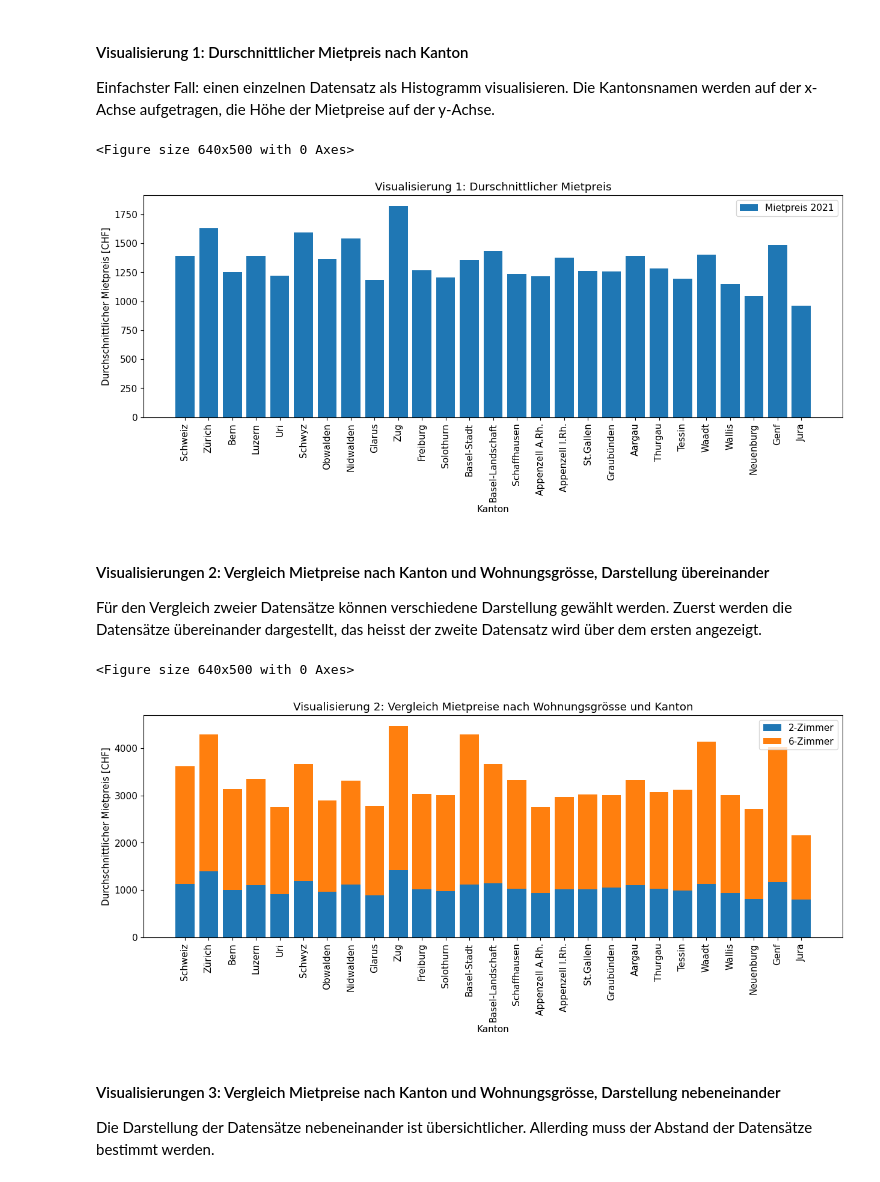
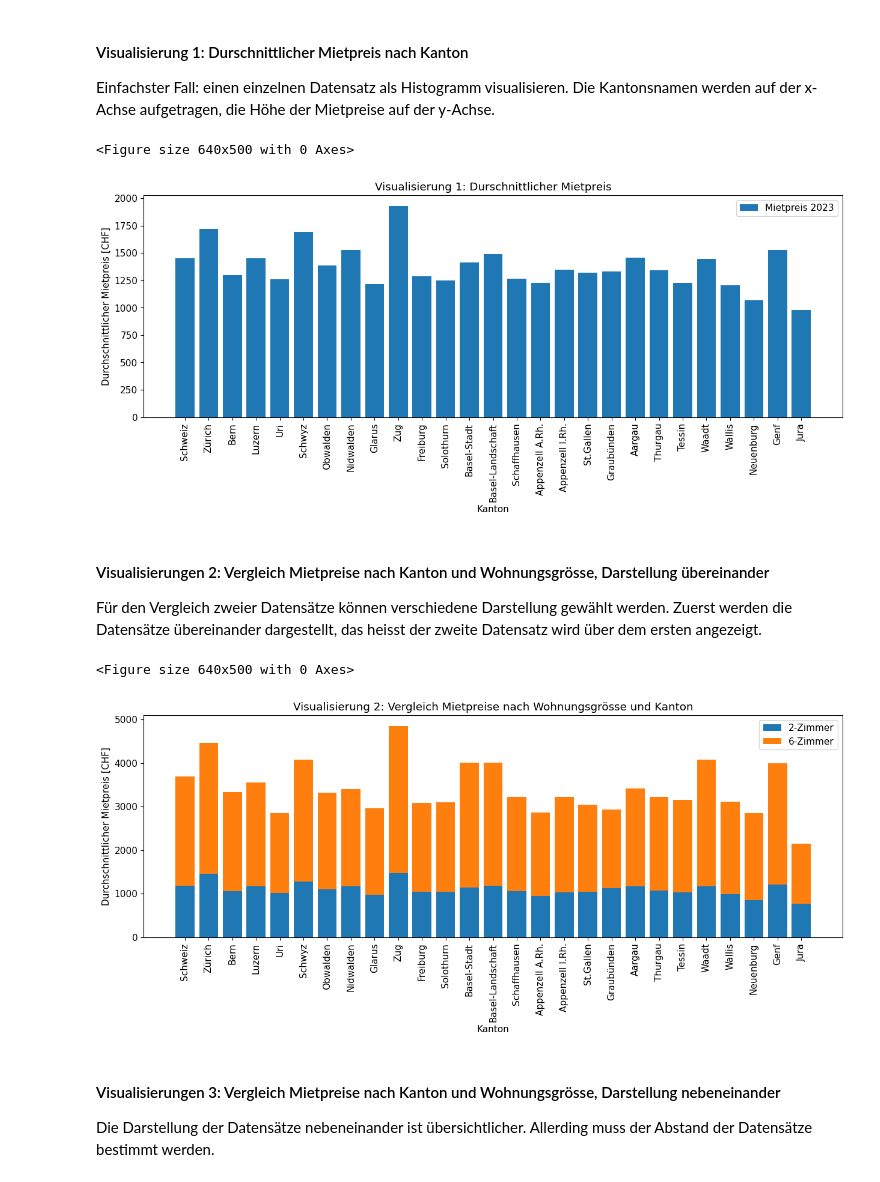
Before and after one commit to ubnpl/Datenvisualisierung_2025, a Jupyter notebook: 03_Diagramm_und_Karte_Beispiel_Mietpreise/mietpreis_diagramme.ipynb, the cells around one changed output. Drawn from its saved outputs; the diff is of its cells as text; code cells hidden in the pictures.

```diff
--- a/03_Diagramm_und_Karte_Beispiel_Mietpreise/mietpreis_diagramme.ipynb
+++ b/03_Diagramm_und_Karte_Beispiel_Mietpreise/mietpreis_diagramme.ipynb
@@ -88,7 +88,7 @@ df2
 # %%
 # Zweite Seite mit überspringen der Definierten Reihen einlesen
 # Uebersprungene Reihen definieren mit "Skiprows"
-df1s = pd.read_excel('je-d-09.03.03.01.xlsx', sheet_name="2021", header=4, skiprows=[32,33,34,35,36,37,38,39,40,41,42])
+df1s = pd.read_excel('je-d-09.03.03.01.xlsx', sheet_name="2023", header=4, skiprows=[32,33,34,35,36,37,38,39,40,41,42])
 # %%
 df1s
 # %% [output]
@@ -182,23 +182,23 @@ Einfachster Fall: einen einzelnen Datensatz als Histogramm visualisieren. Die Ka
 # %%
 plt.figure().set_figheight(5)   # Höhe der Grafik
 plt.figure().set_figwidth(15)    # Breite der Grafik
 
 plt.rcParams.update({'font.size': 11}) # Schriftgrösse definieren
 
 plt.bar(df1s['Unnamed: 0'], df1s['Durch-schnittlicher Mietpreis '])  # Barplot erstellen
 
 plt.xlabel('Kanton') # Beschriftung x-Achse
 plt.ylabel('Durchschnittlicher Mietpreis [CHF]')  # Beschriftung y-Achse
 
-plt.legend(['Mietpreis 2021']) # Datensatz beschriften
+plt.legend(['Mietpreis 2023']) # Datensatz beschriften
 plt.xticks(rotation=90) # Labels um 90 Grad drehen
 
 plt.title("Visualisierung 1: Durschnittlicher Mietpreis")
 
 plt.show()
 # %% [output]
 <Figure size 640x500 with 0 Axes>
-[figure, old version]
+[figure, new version]
 # %% [markdown]
 #### Visualisierungen 2: Vergleich Mietpreise nach Kanton und Wohnungsgrösse, Darstellung übereinander
 
@@ -220,7 +220,7 @@ plt.title("Visualisierung 2: Vergleich Mietpreise nach Wohnungsgrösse und Kanto
 plt.show()
 # %% [output]
 <Figure size 640x500 with 0 Axes>
-[figure, old version]
+[figure, new version]
 # %% [markdown]
 #### Visualisierungen 3: Vergleich Mietpreise nach Kanton und Wohnungsgrösse, Darstellung nebeneinander
 
```
Also changed, not shown: parts of 10 cells of this notebook, 3 other files.
